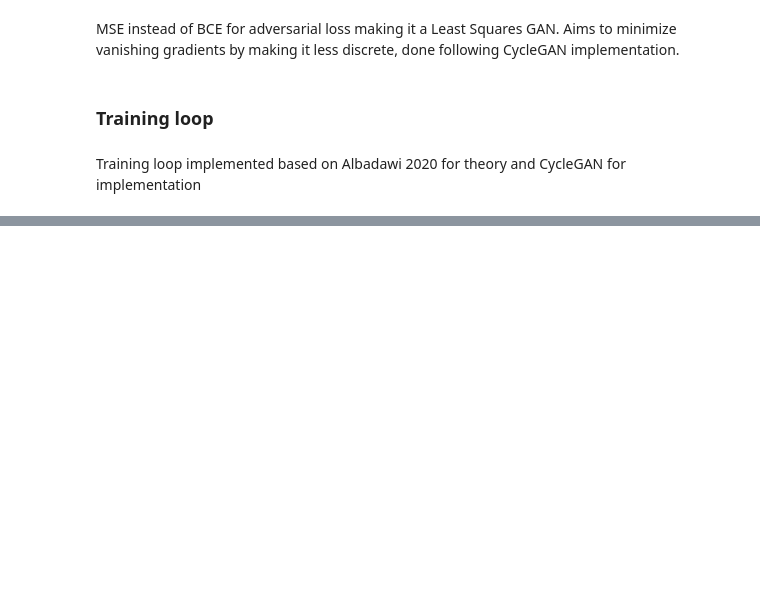
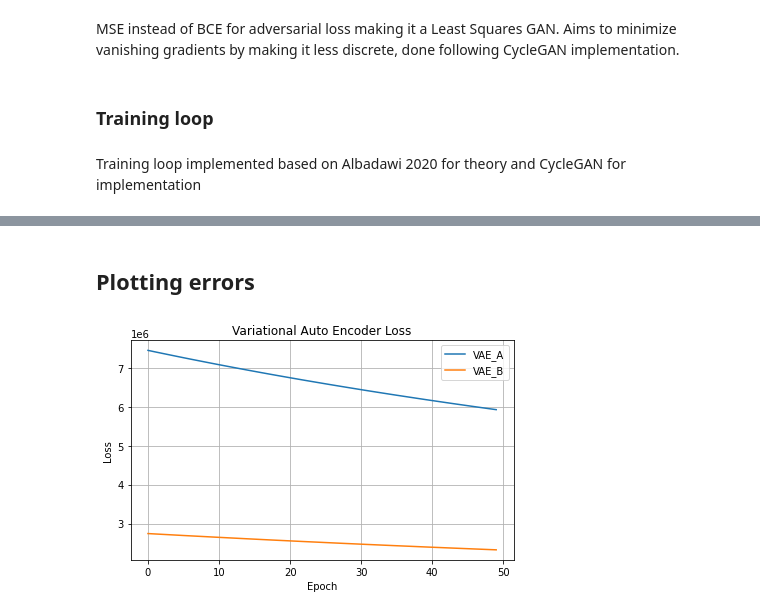
Before and after one commit to RussellSB/tt-vae-gan, a Jupyter notebook: training.ipynb, the cells around one changed output, grey strips where cells are left out. Saved outputs shown, nothing was run; the diff lists cells and outputs as text; code cells hidden in the pictures; blank space fills up the shorter version.

Commit message:
Error plots

```diff
--- a/training.ipynb
+++ b/training.ipynb
@@ -321,7 +321,9 @@ pbar = tqdm(range(max_epochs), desc='Epochs')  # init epoch pbar
 # Initialising loss history lists
 train_hist = {}
 train_hist['G_B2A'] = []
+train_hist['G_ABA'] = []
 train_hist['G_A2B'] = []
+train_hist['G_BAB'] = []
 train_hist['G'] = []
 train_hist['D_A'] = []
 train_hist['D_B'] = []
@@ -437,12 +439,14 @@ for i in pbar:
         pbar.set_postfix(errVAE=errVAE.item(), errG=errG.item(), errD_A=errD_A.item(), errD_B=errD_B.item())
 
     # Update error epoch history
-    train_hist['G_B2A'].append(loss_GAN_B2A)
-    train_hist['G_A2B'].append(loss_GAN_A2B)
-    train_hist['G'].append(errG.item())
-    train_hist['D_A'].append(errD_A.item())
-    train_hist['D_B'].append(errD_B.item())
     train_hist['VAE_A'].append(loss_VAE_A.item())
     train_hist['VAE_B'].append(loss_VAE_B.item())
 
-# TODO: Save last checkpoint
+    train_hist['G_B2A'].append(loss_GAN_B2A)
+    train_hist['G_A2B'].append(loss_GAN_A2B)
+    train_hist['G_ABA'].append(loss_cycle_ABA)
+    train_hist['G_BAB'].append(loss_cycle_BAB)
+    train_hist['G'].append(errG.item())
+
+    train_hist['D_A'].append(errD_A.item())
+    train_hist['D_B'].append(errD_B.item())
@@ -458,0 +458,28 @@ from matplotlib import pyplot as plt
+# %% [markdown]
+## Plotting errors
+# %%
+from matplotlib import pyplot as plt
+
+def plot_train_hist(train_hist, names, title):
+    x = range(len(train_hist[names[0]]))
+
+    plt.figure()
+    plt.title(title)
+    plt.xlabel('Epoch')
+    plt.ylabel('Loss')
+
+    for n in names:
+        plt.plot(x, train_hist[n], label=n)
+
+    plt.legend()
+    plt.grid(True)
+    plt.tight_layout()
+
+
+# Loading history
+train_hist = load_pickle('pool/train_hist.pickle')
+# %%
+# VAE losses
+plot_train_hist(train_hist, ['VAE_A', 'VAE_B'], 'Variational Auto Encoder Loss')
+# %% [output]
+[figure, added]
```
Also changed, not shown: parts of 10 cells of this notebook.
